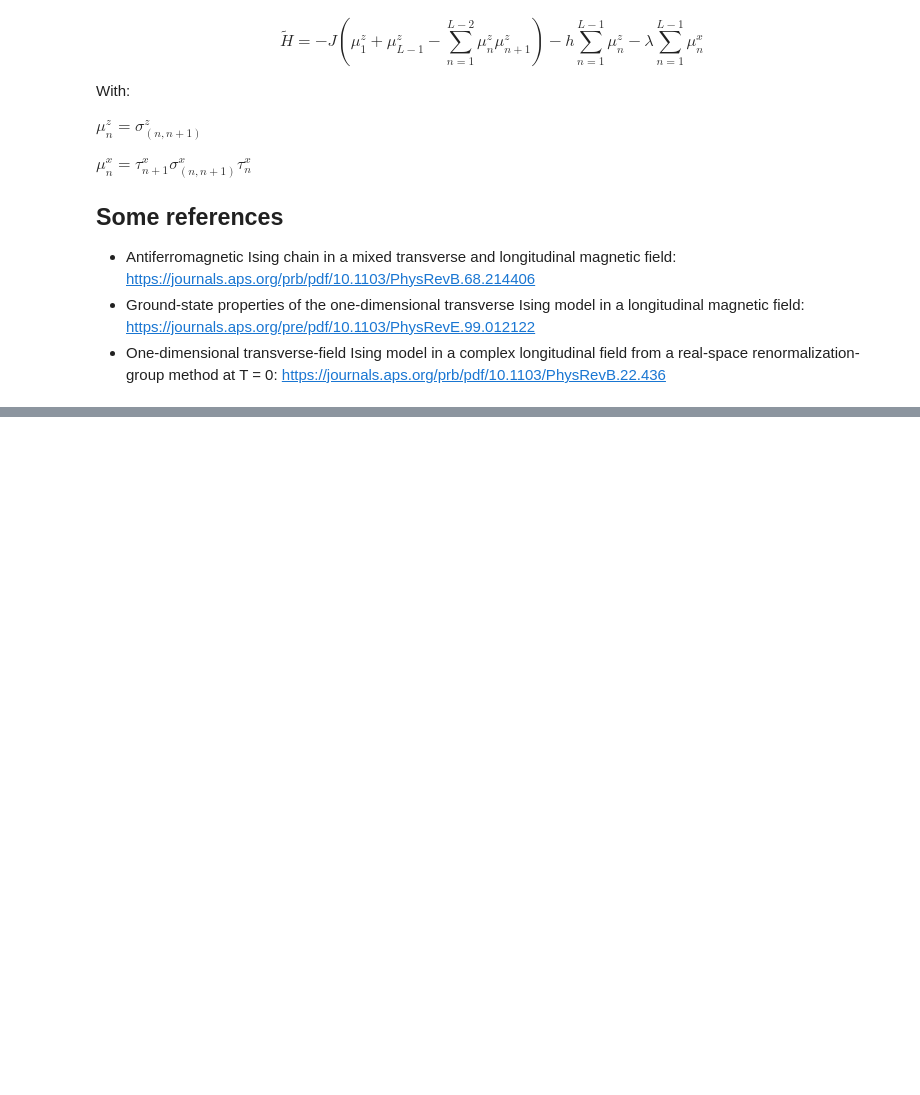
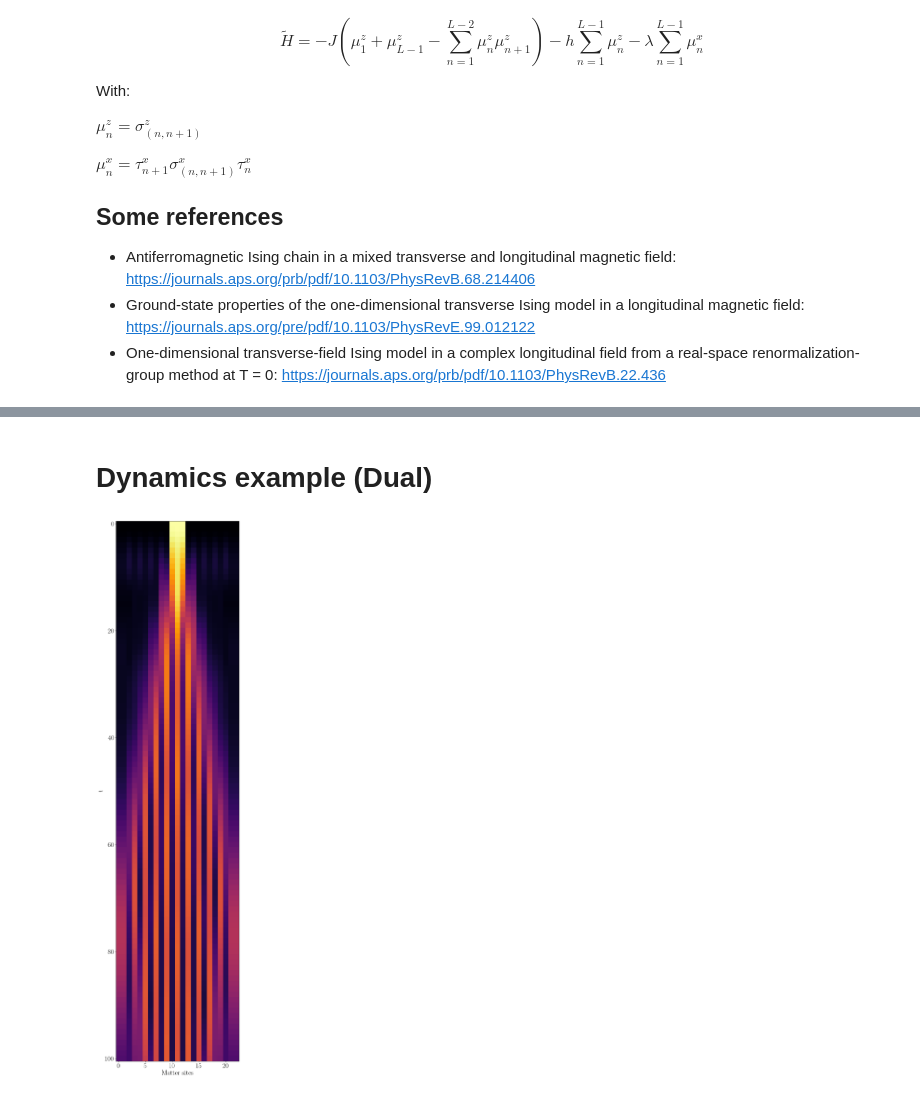
Before and after one commit to Fradm98/qs-qh, a Jupyter notebook: src/notebooks/Z2/z2chain_ed.ipynb, the cells around one changed output, grey strips where cells are left out. Drawn from its saved outputs; the diff is of its cells as text; code cells hidden in the pictures; blank space fills up the shorter version.

```diff
--- a/src/notebooks/Z2/z2chain_ed.ipynb
+++ b/src/notebooks/Z2/z2chain_ed.ipynb
@@ -68,0 +94,25 @@ plotting.x_t_plot(occupation_site_gauge_matrix)
+# %% [markdown]
+# Dynamics example (Dual)
+# %%
+L = 12
+J = 1
+h = 0.05
+lamb = 0.5
+
+particle_pair_left_position = 5
+
+final_time = 10
+steps = 100
+
+results_filepath = f"Results/dualz2ppairquench_L_{L}_J_{J:.04f}_h_{h:.04f}_lamb_{lamb:.04f}.txt"
+overwrite = False
+# %%
+import z2chain.exact as z2ced
+
+occupation_site_gauge_matrix = z2ced.dual_particle_pair_quench_simulation(L, J, h, lamb, particle_pair_left_position, final_time, steps, results_filepath, overwrite=overwrite, print_mode=True)
+# %%
+from z2chain import plotting
+
+plotting.x_t_plot(occupation_site_gauge_matrix)
+# %% [output]
+[figure, added]
```
Also changed, not shown: parts of 9 cells of this notebook, 3 other files.
